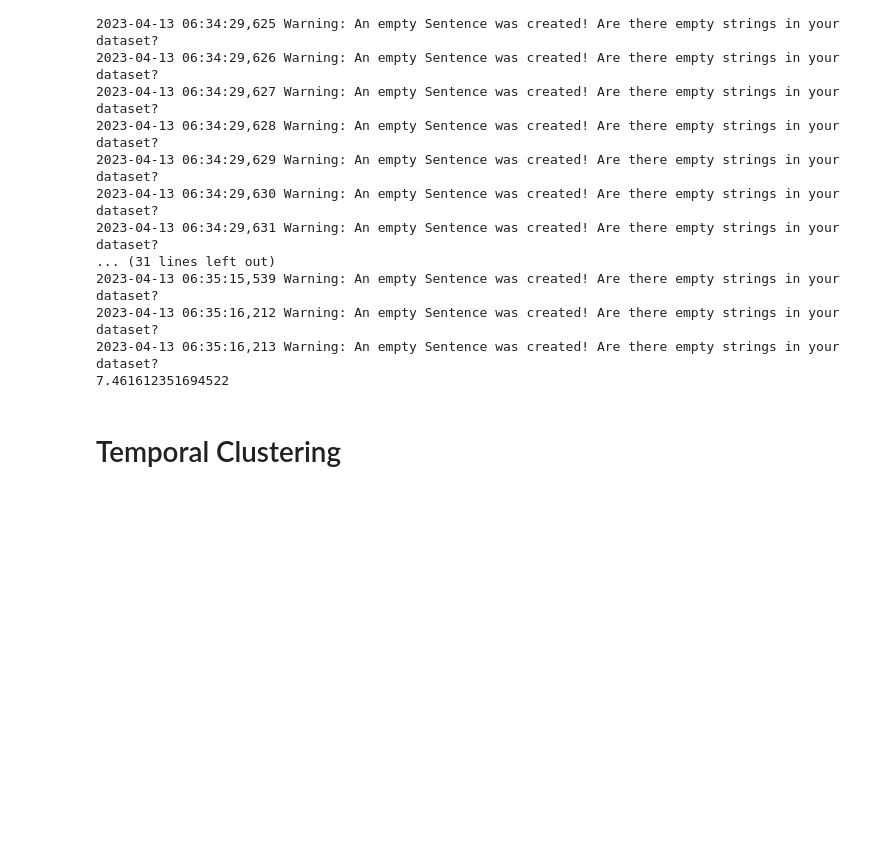
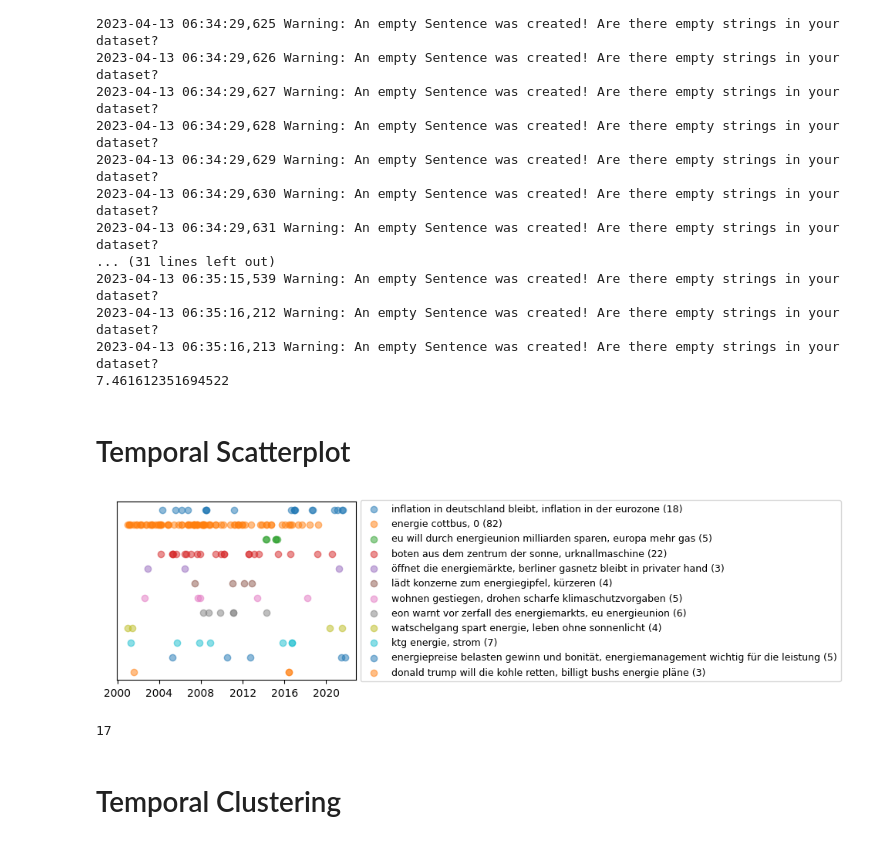
Before and after one commit to chbridges/search-result-clustering, a Jupyter notebook: faz_experiments.ipynb, the cells around one changed output. Cells and saved outputs as stored; diff of their text form; code cells hidden in the pictures; blank space fills up the shorter version.

```diff
--- a/faz_experiments.ipynb
+++ b/faz_experiments.ipynb
@@ -340,6 +310,42 @@ print(delta_pooled / delta_concat)
 2023-04-13 06:35:16,212 Warning: An empty Sentence was created! Are there empty strings in your dataset?
 2023-04-13 06:35:16,213 Warning: An empty Sentence was created! Are there empty strings in your dataset?
 7.461612351694522
+# %% [markdown]
+# Temporal Scatterplot
+# %%
+def scatter_temporal(docs, clusters):
+    plt.figure(figsize=(4, 3))
+    idx = sorted(set(clusters))
+    idx = idx[1:13]  # 12 clusters for nice layout, idx[0] = -1 is noise
+
+    for j in range(len(idx)):
+        indices = np.where(clusters == idx[j])[0]
+        timestamps = [docs[i]["_source"]["publication_date"] for i in indices]
+        timestamps = [
+            datetime.strptime(stamp, "%Y-%m-%d %H:%M:%S") for stamp in timestamps
+        ]
+        plt.scatter(
+            timestamps,
+            [len(labels) - j - 1 for _ in range(len(timestamps))],
+            label=labels[idx[j]],
+            alpha=0.5,
+        )
+    plt.yticks([])
+    plt.legend(loc="center left", bbox_to_anchor=(1, 0.5), fontsize=9)
+    plt.show()
+
+
+scatter_temporal(results, clusters)
+
+other = np.take(results, np.where(clusters == 0)[0])
+for doc in other:
+    break
+    print(doc["_source"]["title"])
+
+len(labels)
+# %% [output]
+[figure, added]
+17
 # %% [markdown]
 # Temporal Clustering
 # %%
```
Also changed, not shown: parts of 7 cells of this notebook.
